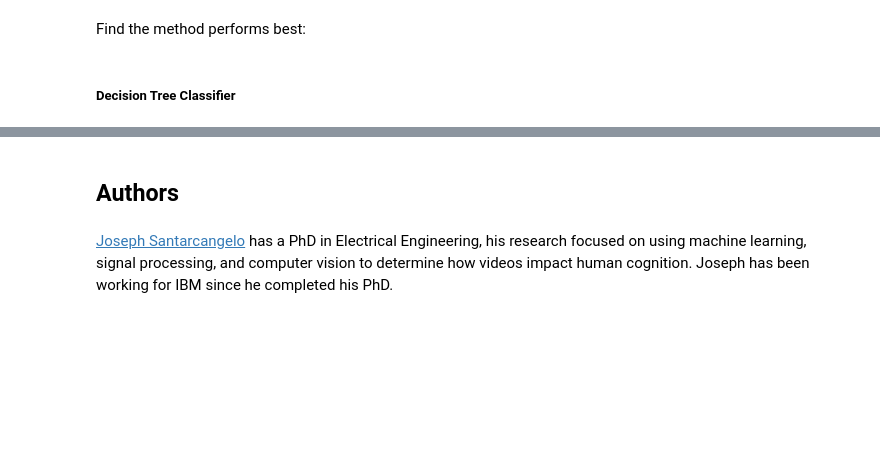
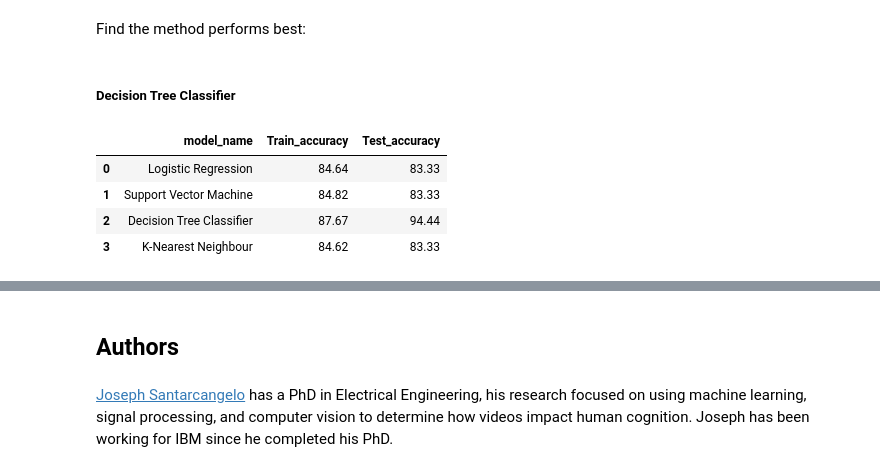
Before and after one commit to kjlechornai/ds-capstone-project-spacex, a Jupyter notebook: Machine Learning Prediction.ipynb, the cells around one changed output, grey strips where cells are left out. Cells and saved outputs as stored; diff of their text form; code cells hidden in the pictures; blank space fills up the shorter version.

```diff
--- a/Machine Learning Prediction.ipynb
+++ b/Machine Learning Prediction.ipynb
@@ -338,0 +345,9 @@ Find the method performs best:
+# %%
+bar_data = pd.DataFrame(model_acc)
+bar_data
+# %% [output]
+|  | model_name | Train_accuracy | Test_accuracy |
+| 0 | Logistic Regression | 84.64 | 83.33 |
+| 1 | Support Vector Machine | 84.82 | 83.33 |
+| 2 | Decision Tree Classifier | 87.67 | 94.44 |
+| 3 | K-Nearest Neighbour | 84.62 | 83.33 |
```
Also changed, not shown: parts of 5 cells of this notebook.
